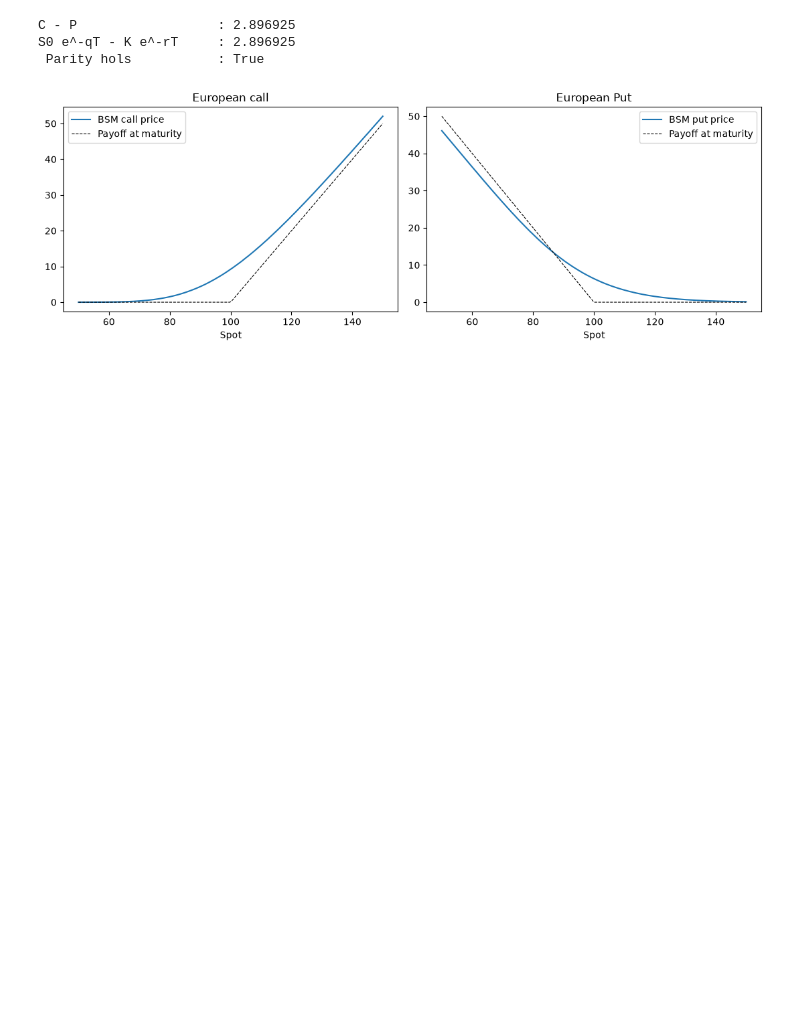
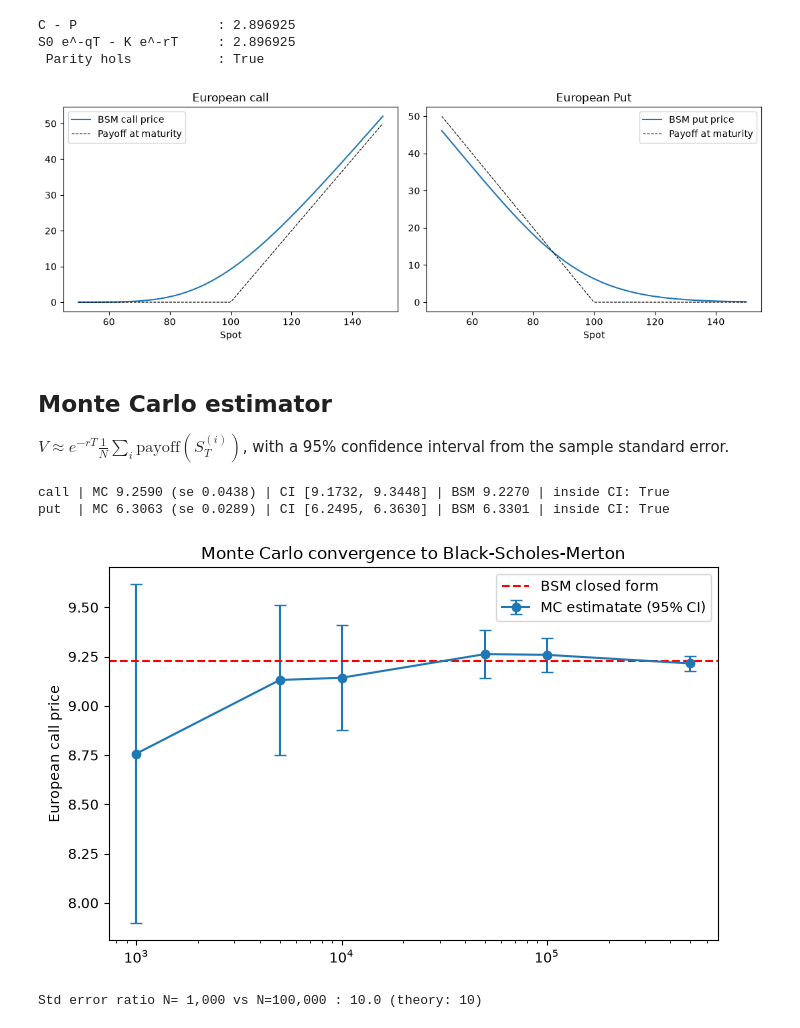
Before and after one commit to Gabrielnstr/American_Options_Pricer, a Jupyter notebook: notebooks/03_european_option.ipynb, the cells around one changed output. Saved outputs shown, nothing was run; the diff lists cells and outputs as text; code cells hidden in the pictures; blank space fills up the shorter version.

Commit message:
feat: add Monte Carlo European pricer

```diff
--- a/notebooks/03_european_option.ipynb
+++ b/notebooks/03_european_option.ipynb
@@ -59,3 +59,48 @@ plt.savefig("../figures/european_bsm_prices.png", dpi=150)
 plt.show()
 # %% [output]
 [figure]
+# %% [markdown]
+## Monte Carlo estimator
+
+$V \approx e^{-rT} \frac{1}{N}\sum_i \text{payoff}(S_T^{(i)})$, with a 95% confidence interval from the sample standard error.
+# %%
+from src.rng import LCG
+from src.european import mc_european
+
+n_paths = 100_000
+res_call = mc_european(S0, K, r, q, sigma, T, n_paths, LCG(seed=42), "call")
+res_put = mc_european(S0, K, r, q, sigma, T, n_paths, LCG(seed=43), "put")
+
+for name, res, ref in [("call", res_call, call), ("put", res_put, put)]:
+    inside = res["ci_low"] <= ref <= res["ci_high"]
+    print(f"{name:4s} | MC {res['price']:.4f} (se {res['std_error']:.4f}) "
+          f"| CI [{res['ci_low']:.4f}, {res['ci_high']:.4f}] "
+          f"| BSM {ref:.4f} | inside CI: {inside}")
+# %% [output]
+call | MC 9.2590 (se 0.0438) | CI [9.1732, 9.3448] | BSM 9.2270 | inside CI: True
+put  | MC 6.3063 (se 0.0289) | CI [6.2495, 6.3630] | BSM 6.3301 | inside CI: True
+# %%
+Ns = [1_000, 5_000, 10_000, 50_000, 100_000, 500_000]
+prices, ses = [], []
+for N in Ns:
+    res = mc_european(S0, K, r, q, sigma, T, N, LCG(seed=42), "call")
+    prices.append(res["price"])
+    ses.append(res["std_error"])
+
+prices, ses = np.array(prices), np.array(ses)
+
+plt.figure(figsize=(7, 4.5))
+plt.errorbar(Ns, prices, yerr=1.96 * ses, fmt="o-", capsize=4, label="MC estimatate (95% CI)")
+plt.axhline(call, color="red", linestyle="--", label="BSM closed form")
+plt.xscale("log")
+plt.ylabel("European call price")
+plt.title("Monte Carlo convergence to Black-Scholes-Merton")
+plt.legend()
+plt.tight_layout()
+plt.savefig("../figures/european_mc_convergence.png", dpi=150)
+plt.show()
+
+print("Std error ratio N= 1,000 vs N=100,000 :", round(ses[0] / ses[4], 1), "(theory: 10)")
+# %% [output]
+[figure, added]
+Std error ratio N= 1,000 vs N=100,000 : 10.0 (theory: 10)
```
Also changed, not shown: 2 other files.
